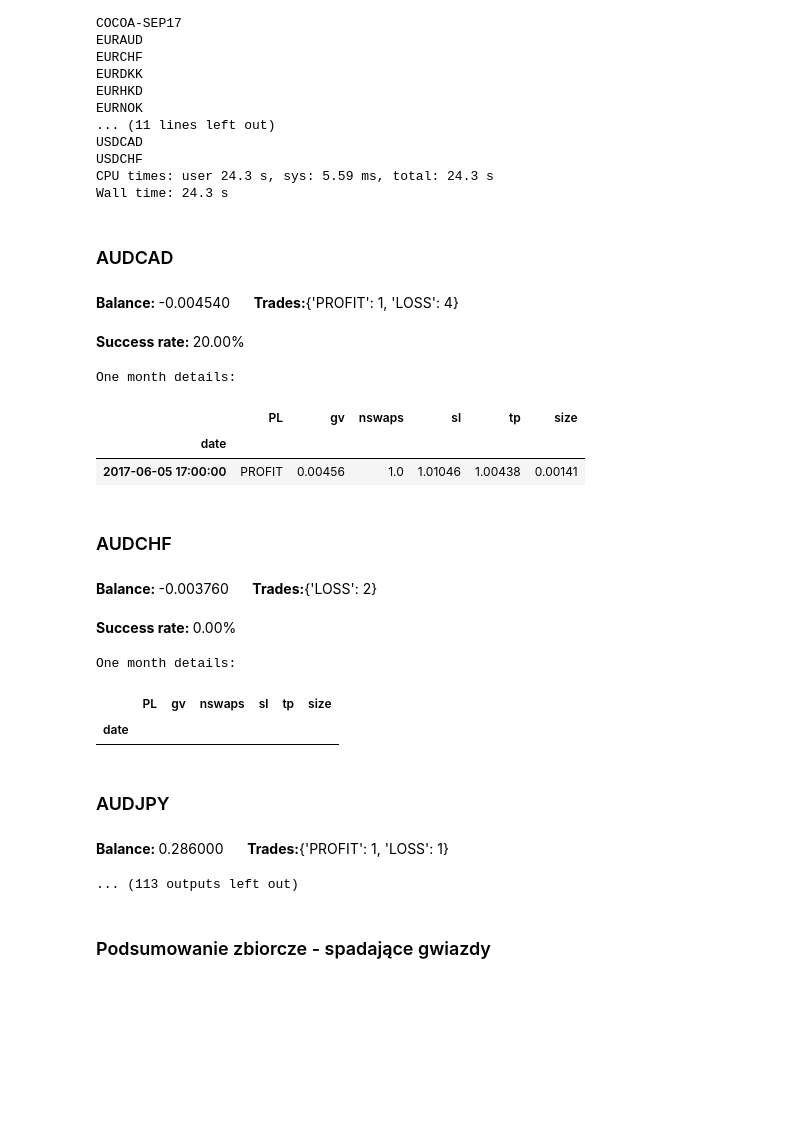
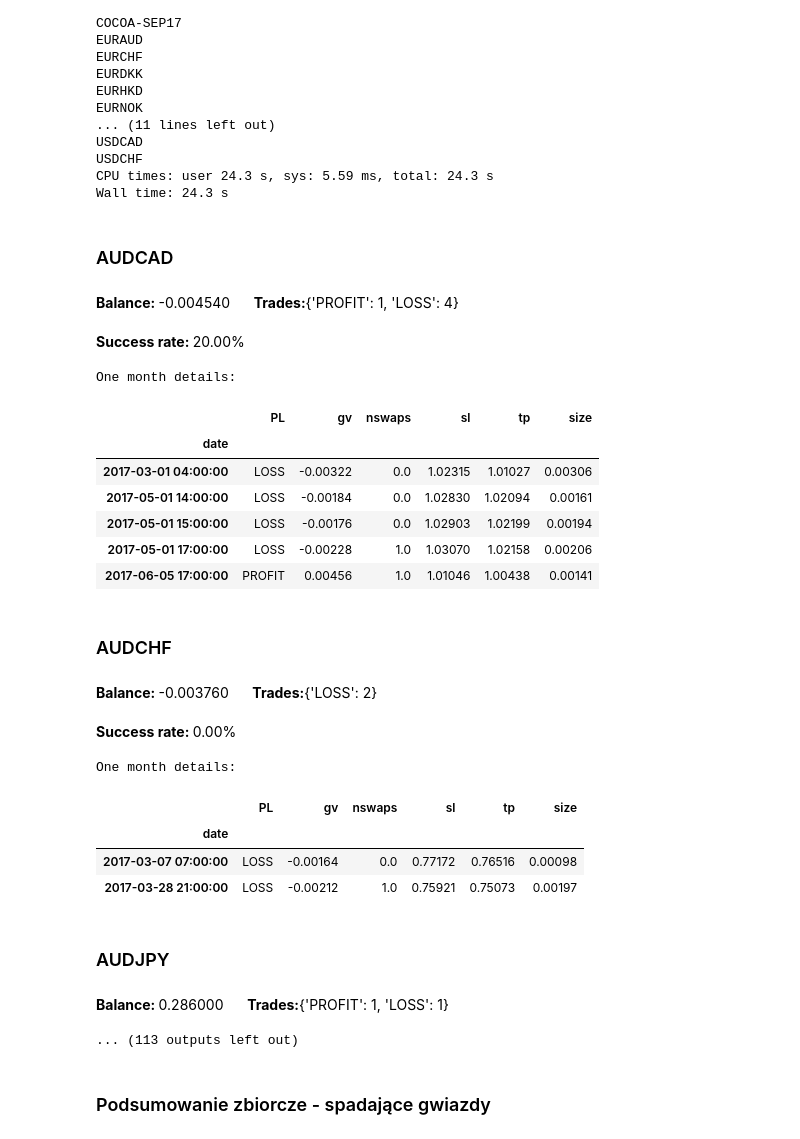
Before and after one commit to rnowotniak/trading, a Jupyter notebook: simple-strategy-test-frakt-v1-RSI.ipynb, the cells around one changed output. Saved outputs shown, nothing was run; the diff lists cells and outputs as text; code cells hidden in the pictures; blank space fills up the shorter version.

Commit message:
Update in final stats generation

```diff
--- a/simple-strategy-test-frakt-v1-RSI.ipynb
+++ b/simple-strategy-test-frakt-v1-RSI.ipynb
@@ -391,6 +391,17 @@ for iname in sorted(INSTRUMENTS.keys()):
         posivite_instruments += 1
 print()
 print("%d/%d (%.2f%%)" % (posivite_instruments, len(INSTRUMENTS),  100. * posivite_instruments / len(INSTRUMENTS)))
+print()
+
+total_nloss = 0
+total_nprofit = 0
+for iname in sorted(INSTRUMENTS.keys()):
+    total_nloss += INSTRUMENTS[iname].stats.get('LOSS', 0)
+    total_nprofit += INSTRUMENTS[iname].stats.get('PROFIT', 0)
+    #print(iname, str(INSTRUMENTS[iname].stats))
+    #if INSTRUMENTS[iname].balance > 0:
+    #    posivite_instruments += 1
+print("%d %d" % (total_nprofit, total_nprofit + total_nloss))
 # %% [output]
      AUDCAD   0.0081
      AUDCHF   -0.00605
@@ -461,19 +472,24 @@ Wall time: 24.3 s
 # %%
 for iname in sorted(INSTRUMENTS.keys()):
     inst = INSTRUMENTS[iname]
     if inst.results is not None:
         display(HTML('<h3>%s</h3>' % iname))
         display(HTML('<b>Balance: </b> %f &nbsp;&nbsp;&nbsp;&nbsp; <b>Trades:</b>%s' % (inst.balance, inst.stats)))
         display(HTML('<b>Success rate: </b> %.2f%%' % (100. * inst.success_rate)))
         print("One month details:")
-        display(inst.results['2017/06/01':])
+        #display(inst.results['2017/06/01':])
+        display(inst.results[:])
 # %% [output]
 AUDCAD
 Balance: -0.004540 Trades:{'PROFIT': 1, 'LOSS': 4}
 Success rate: 20.00%
 One month details:
 |  | PL | gv | nswaps | sl | tp | size |
 | date |  |  |  |  |  |  |
+| 2017-03-01 04:00:00 | LOSS | -0.00322 | 0.0 | 1.02315 | 1.01027 | 0.00306 |
+| 2017-05-01 14:00:00 | LOSS | -0.00184 | 0.0 | 1.02830 | 1.02094 | 0.00161 |
+| 2017-05-01 15:00:00 | LOSS | -0.00176 | 0.0 | 1.02903 | 1.02199 | 0.00194 |
+| 2017-05-01 17:00:00 | LOSS | -0.00228 | 1.0 | 1.03070 | 1.02158 | 0.00206 |
 | 2017-06-05 17:00:00 | PROFIT | 0.00456 | 1.0 | 1.01046 | 1.00438 | 0.00141 |
 AUDCHF
 Balance: -0.003760 Trades:{'LOSS': 2}
@@ -481,6 +497,8 @@ Success rate: 0.00%
 One month details:
 |  | PL | gv | nswaps | sl | tp | size |
 | date |  |  |  |  |  |  |
+| 2017-03-07 07:00:00 | LOSS | -0.00164 | 0.0 | 0.77172 | 0.76516 | 0.00098 |
+| 2017-03-28 21:00:00 | LOSS | -0.00212 | 1.0 | 0.75921 | 0.75073 | 0.00197 |
 AUDJPY
 Balance: 0.286000 Trades:{'PROFIT': 1, 'LOSS': 1}
 ... (113 outputs left out)
```
Also changed, not shown: parts of 3 cells of this notebook.
